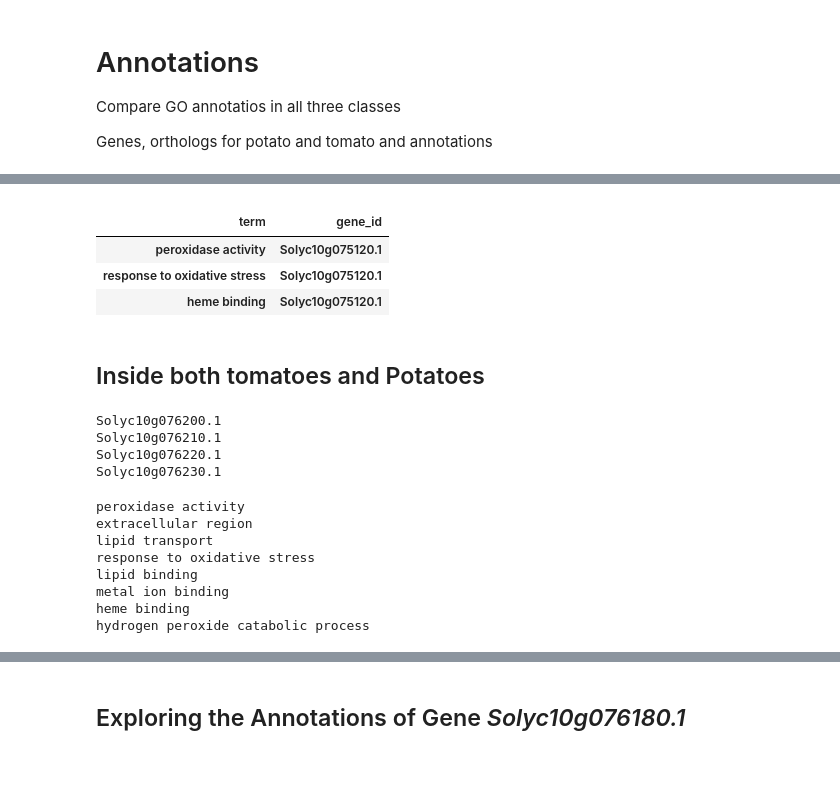
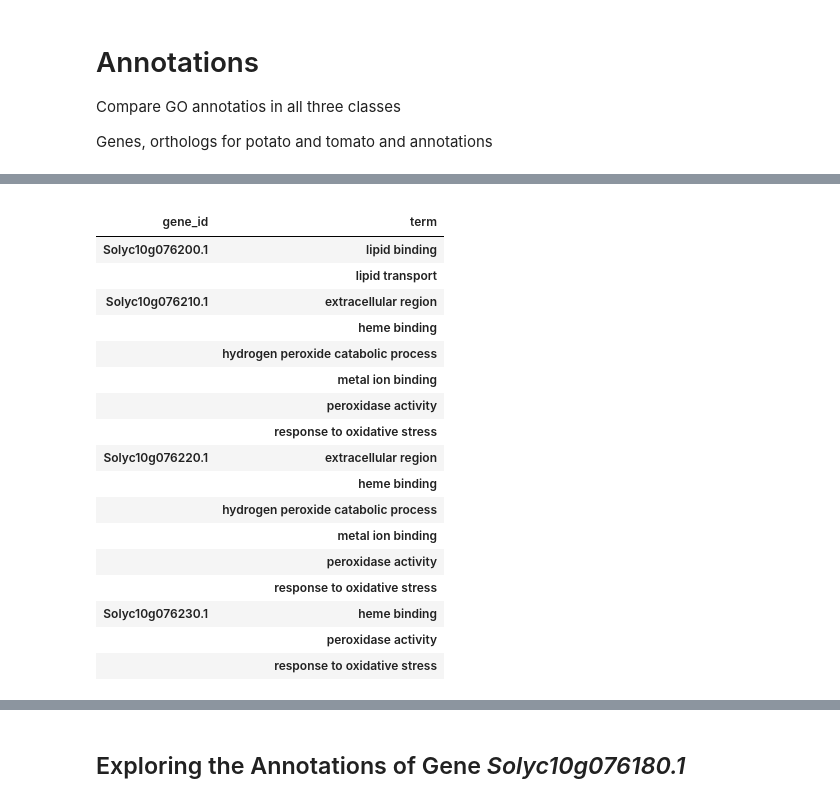
Before and after one commit to candYgene/queries, a Jupyter notebook: jupyter/QTL_fruitshape_orthologs.ipynb, the cells around one changed output, grey strips where cells are left out. Saved outputs shown, nothing was run; the diff lists cells and outputs as text; code cells hidden in the pictures; blank space fills up the shorter version.

Commit message:
added paralog search

```diff
--- a/jupyter/QTL_fruitshape_orthologs.ipynb
+++ b/jupyter/QTL_fruitshape_orthologs.ipynb
@@ -189,11 +195,13 @@ Genes, orthologs for potato and tomato and annotations
 import matplotlib.pyplot as plt
 from matplotlib_venn import venn2
 # %%
-setp1 = genesP["ortholog_gene_id"].dropna().unique()
-setp2 = genesT.index.unique()
-setp3 = setp2 & setp1
-setp1 = list(set(setp1)-set(setp3))
-setp2 = list(set(setp2)-set(setp3))
-venn2(subsets = (len(setp1), len(setp2), len(setp3)), set_labels = ("Tomato", "Potato"))
+setT = genesT.index.unique()
+setP = genesP.index.unique()
+setTP = setT & genesP["ortholog_gene_id"].dropna().unique()
+setPT = setP & genesT["ortholog_gene_id"].dropna().unique()
+setT = list(set(setT)-set(setTP))
+setP = list(set(setP)-set(setPT))
+venn2(subsets = (len(setT), len(setTP), len(setP)), set_labels = ("Tomato", "Potato"))
+#venn2(subsets = (1,2,3), set_labels = ("Tomato", "Potato"))
 plt.show()
 # %% [output]
@@ -216,31 +310,24 @@ heme binding
 # %%
-termp1 = search.gene_annotations(setp1)
-index=pd.MultiIndex.from_tuples([tuple(reversed(x)) for x in termp1[["term"]].to_records()], names=["term","gene_id"])
-display(termp1.set_index(index).dropna()[[]])
+termTP = search.gene_annotations(setTP)
+index=pd.MultiIndex.from_tuples([tuple(x) for x in termTP[["term"]].to_records()], names=["gene_id","term"])
+display(termTP.set_index(index).dropna()[[]].groupby(["gene_id","term"]).sum())
 # %% [output]
 |  |  |
-| term | gene_id |
-| peroxidase activity | Solyc10g075120.1 |
-| response to oxidative stress | Solyc10g075120.1 |
-| heme binding | Solyc10g075120.1 |
+| gene_id | term |
+| Solyc10g076200.1 | lipid binding |
+|  | lipid transport |
+| Solyc10g076210.1 | extracellular region |
+|  | heme binding |
+|  | hydrogen peroxide catabolic process |
+|  | metal ion binding |
+|  | peroxidase activity |
+|  | response to oxidative stress |
+| Solyc10g076220.1 | extracellular region |
+|  | heme binding |
+|  | hydrogen peroxide catabolic process |
+|  | metal ion binding |
+|  | peroxidase activity |
+|  | response to oxidative stress |
+| Solyc10g076230.1 | heme binding |
+|  | peroxidase activity |
+|  | response to oxidative stress |
-# %% [markdown]
-## Inside both tomatoes and Potatoes
-# %%
-print(*setp3, sep = "\n")
-# %% [output]
-Solyc10g076200.1
-Solyc10g076210.1
-Solyc10g076220.1
-Solyc10g076230.1
-# %%
-termp3 = search.gene_annotations(setp3)["term"].dropna().unique()
-print(*termp3, sep = "\n")
-# %% [output]
-peroxidase activity
-extracellular region
-lipid transport
-response to oxidative stress
-lipid binding
-metal ion binding
-heme binding
-hydrogen peroxide catabolic process
```
Also changed, not shown: parts of 20 cells of this notebook, 2 other files.
